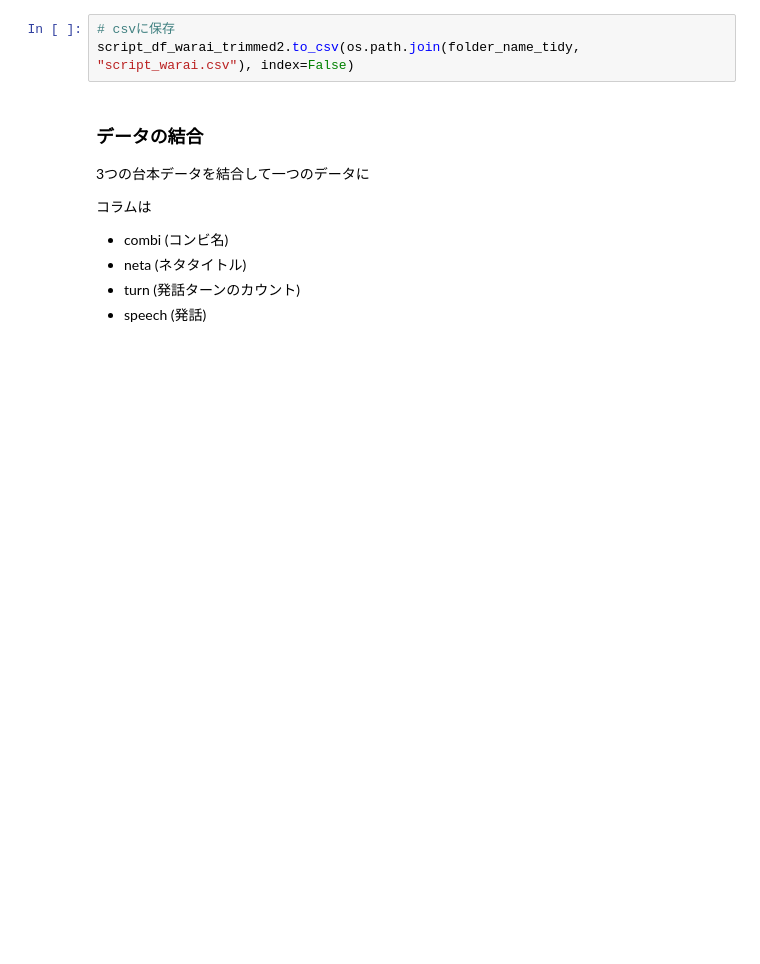
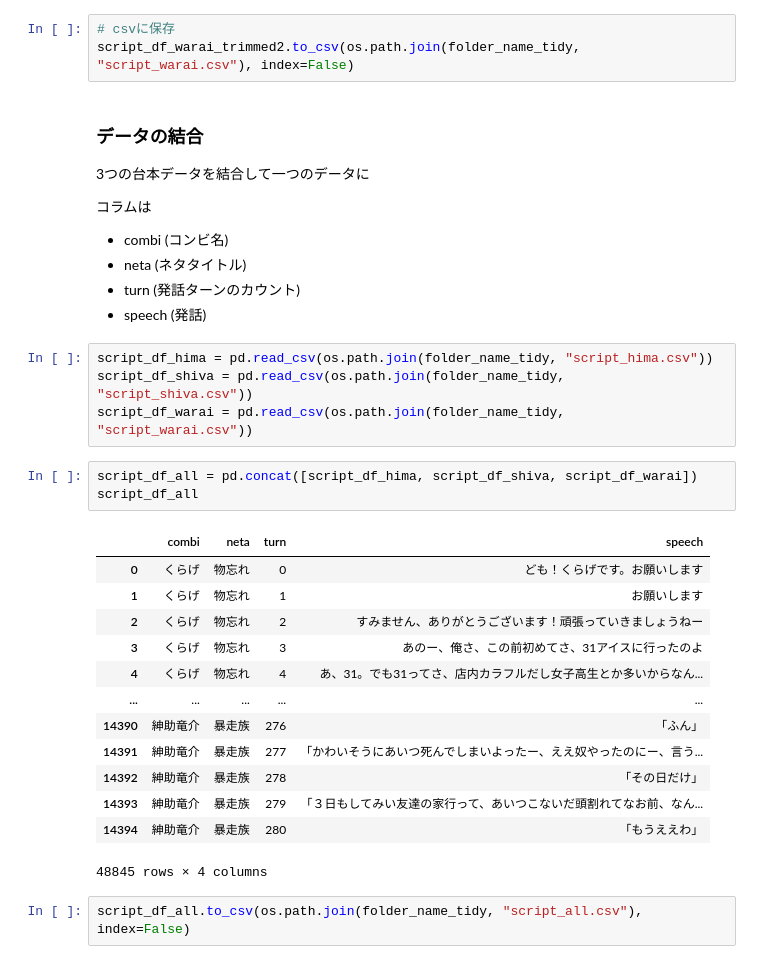
Before and after one commit to umenerineri/infovis-notebooks, a Jupyter notebook: final_project/project.ipynb, the cells around one changed output. Cells and saved outputs as stored; diff of their text form; blank space fills up the shorter version.

Commit message:
scripts concated

```diff
--- a/final_project/project.ipynb
+++ b/final_project/project.ipynb
@@ -1044,3 +1044,26 @@ script_df_warai_trimmed2.to_csv(os.path.join(folder_name_tidy, "script_warai.csv
 - neta (ネタタイトル)
 - turn (発話ターンのカウント)
 - speech (発話)
+# %%
+script_df_hima = pd.read_csv(os.path.join(folder_name_tidy, "script_hima.csv"))
+script_df_shiva = pd.read_csv(os.path.join(folder_name_tidy, "script_shiva.csv"))
+script_df_warai = pd.read_csv(os.path.join(folder_name_tidy, "script_warai.csv"))
+# %%
+script_df_all = pd.concat([script_df_hima, script_df_shiva, script_df_warai])
+script_df_all
+# %% [output]
+|  | combi | neta | turn | speech |
+| 0 | くらげ | 物忘れ | 0 | ども！くらげです。お願いします |
+| 1 | くらげ | 物忘れ | 1 | お願いします |
+| 2 | くらげ | 物忘れ | 2 | すみません、ありがとうございます！頑張っていきましょうねー |
+| 3 | くらげ | 物忘れ | 3 | あのー、俺さ、この前初めてさ、31アイスに行ったのよ |
+| 4 | くらげ | 物忘れ | 4 | あ、31。でも31ってさ、店内カラフルだし女子高生とか多いからなん... |
+| ... | ... | ... | ... | ... |
+| 14390 | 紳助竜介 | 暴走族 | 276 | 「ふん」 |
+| 14391 | 紳助竜介 | 暴走族 | 277 | 「かわいそうにあいつ死んでしまいよったー、ええ奴やったのにー、言う... |
+| 14392 | 紳助竜介 | 暴走族 | 278 | 「その日だけ」 |
+| 14393 | 紳助竜介 | 暴走族 | 279 | 「３日もしてみい友達の家行って、あいつこないだ頭割れてなお前、なん... |
+| 14394 | 紳助竜介 | 暴走族 | 280 | 「もうええわ」 |
+48845 rows × 4 columns
+# %%
+script_df_all.to_csv(os.path.join(folder_name_tidy, "script_all.csv"), index=False)
```
Also changed, not shown: 1 other file.
